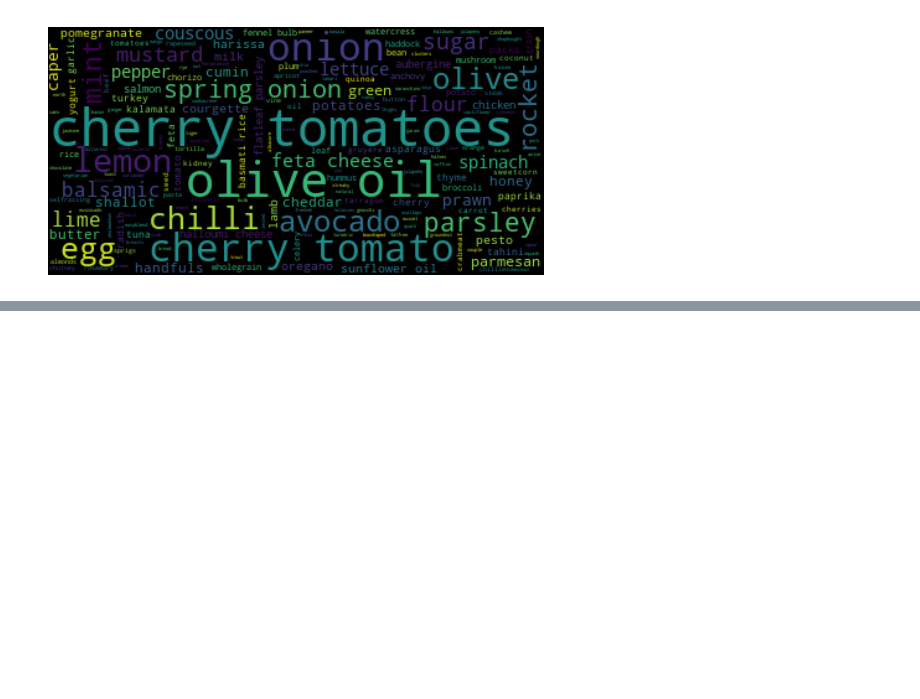
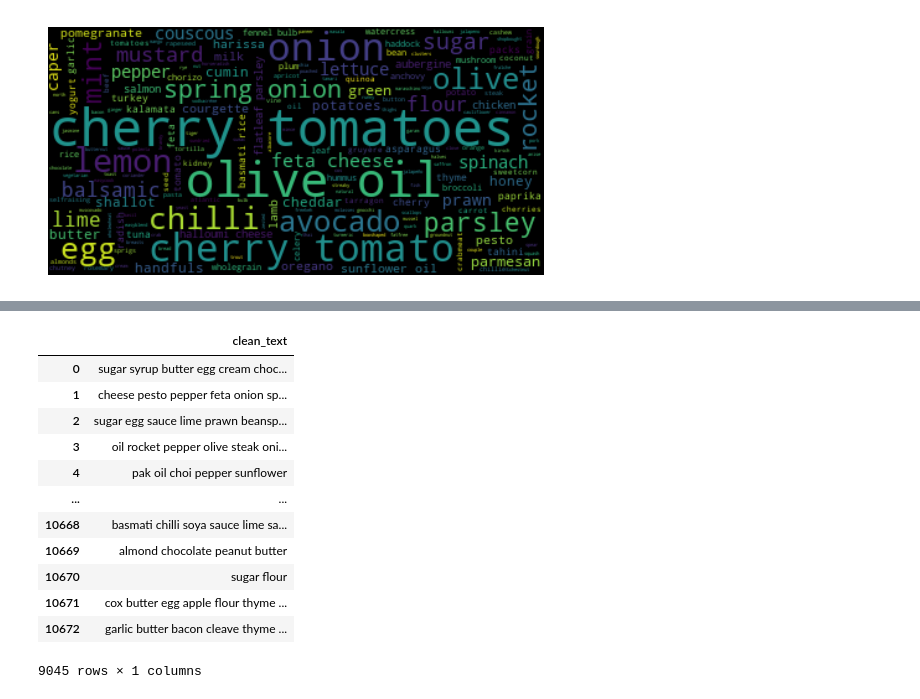
Before and after one commit to camillemolen/replenish_streamlit, a Jupyter notebook: Untitled.ipynb, the cells around one changed output, grey strips where cells are left out. Cells and saved outputs as stored; diff of their text form; code cells hidden in the pictures; blank space fills up the shorter version.

```diff
--- a/Untitled.ipynb
+++ b/Untitled.ipynb
@@ -48,0 +81,18 @@ plt.show()
+# %%
+df = processed_df[['clean_text']]
+# %%
+df
+# %% [output]
+|  | clean_text |
+| 0 | sugar syrup butter egg cream choc... |
+| 1 | cheese pesto pepper feta onion sp... |
+| 2 | sugar egg sauce lime prawn beansp... |
+| 3 | oil rocket pepper olive steak oni... |
+| 4 | pak oil choi pepper sunflower |
+| ... | ... |
+| 10668 | basmati chilli soya sauce lime sa... |
+| 10669 | almond chocolate peanut butter |
+| 10670 | sugar flour |
+| 10671 | cox butter egg apple flour thyme ... |
+| 10672 | garlic butter bacon cleave thyme ... |
+9045 rows × 1 columns
```
Also changed, not shown: parts of 4 cells of this notebook, 8 other files.
